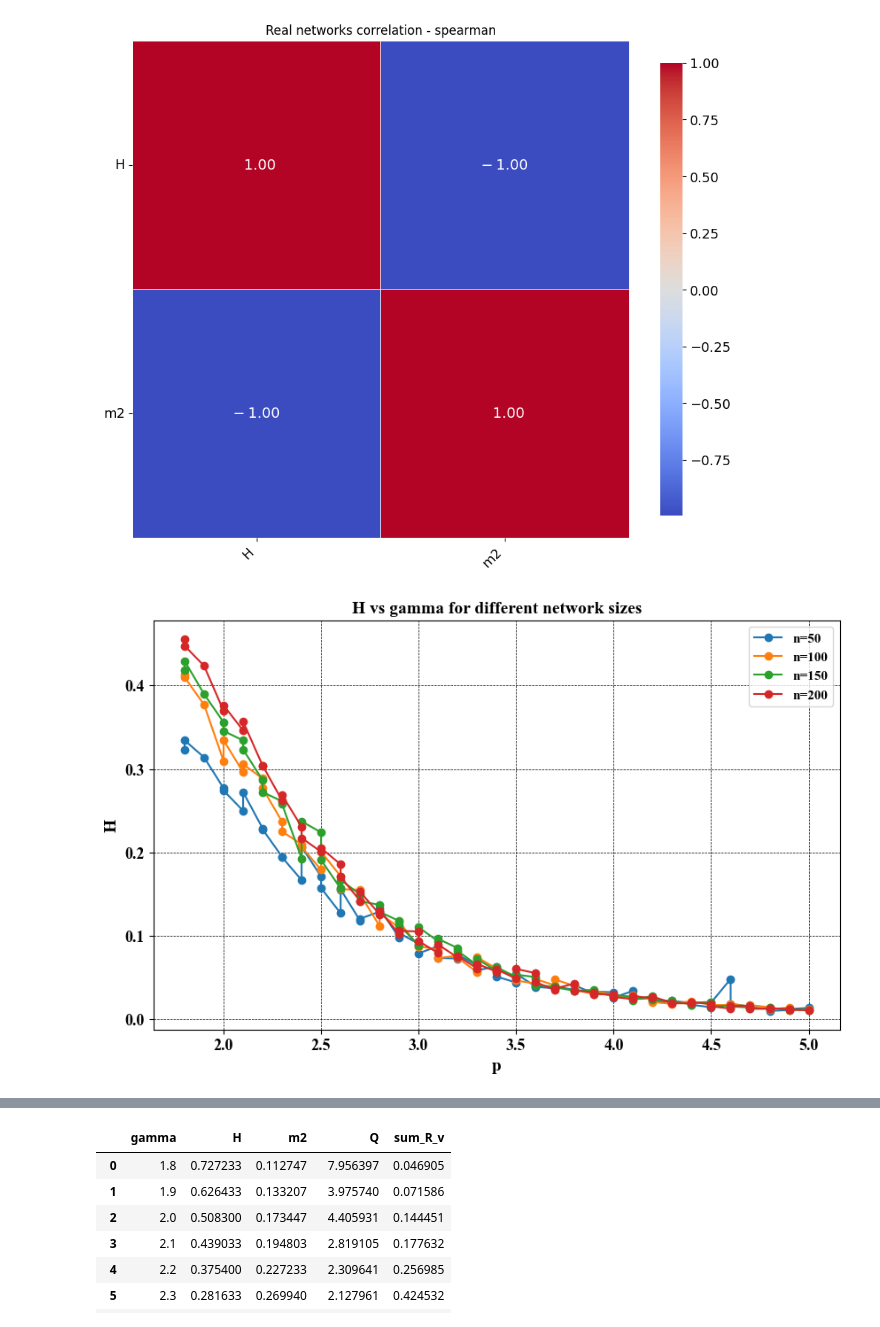
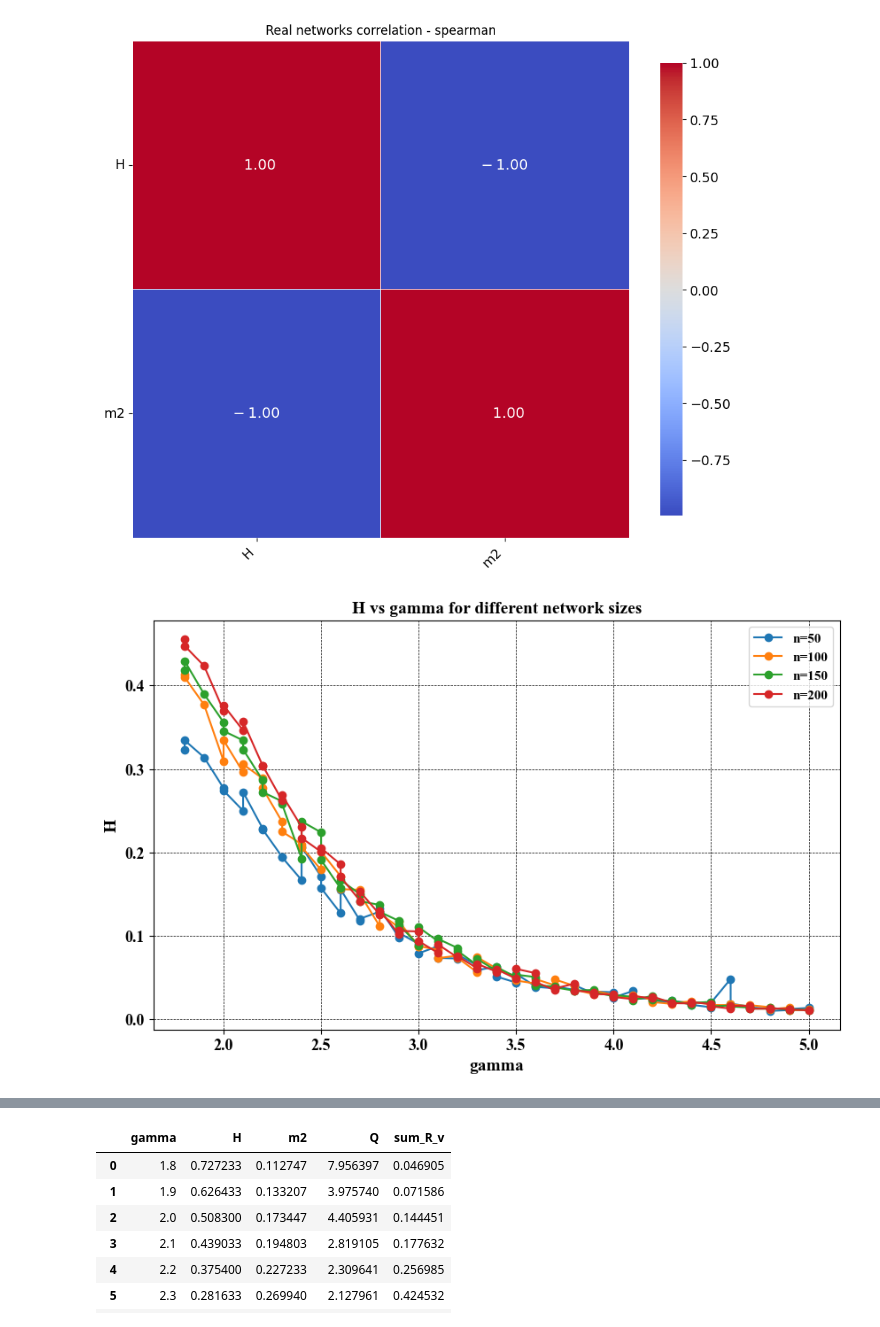
Before and after one commit to hghaemi/h_index_paper, a Jupyter notebook: random_artificial_networks.ipynb, the cells around one changed output, grey strips where cells are left out. Saved outputs shown, nothing was run; the diff lists cells and outputs as text; code cells hidden in the pictures.

```diff
--- a/random_artificial_networks.ipynb
+++ b/random_artificial_networks.ipynb
@@ -1056,24 +1056,24 @@ plt.show()
 # %%
 plt.figure(figsize=(10, 6))
 font = {'family': 'times new roman', 'weight': 'bold', 'size': 11}
 
 n_values = SF_df_total['n'].unique()
 
 for n in n_values:
     subset = SF_df_total[SF_df_total['n'] == n]
     plt.plot(subset['gamma'], subset['H'], marker='o', label=f'n={n}')
 
-plt.xlabel('p', family= 'times new roman', weight='bold', size=14)
+plt.xlabel('gamma', family= 'times new roman', weight='bold', size=14)
 plt.ylabel('H', family= 'times new roman', weight='bold', size=14)
 plt.title('H vs gamma for different network sizes', family= 'times new roman', weight='bold', size=14)
 plt.legend(loc='upper right', prop=font)
 plt.xticks(family= 'times new roman', weight='bold', size=13)
 plt.yticks(family= 'times new roman', weight='bold', size=13)
 plt.grid(color='black', linestyle='--', linewidth=0.5)
 # plt.savefig("plots/h_sf.png" , dpi=1000, bbox_inches='tight')
 plt.show()
 # %% [output]
-[figure, old version]
+[figure, new version]
 # %%
 plt.figure(figsize=(10, 6))
 font = {'family': 'times new roman', 'weight': 'bold', 'size': 11}
```
Also changed, not shown: parts of 10 cells of this notebook.
